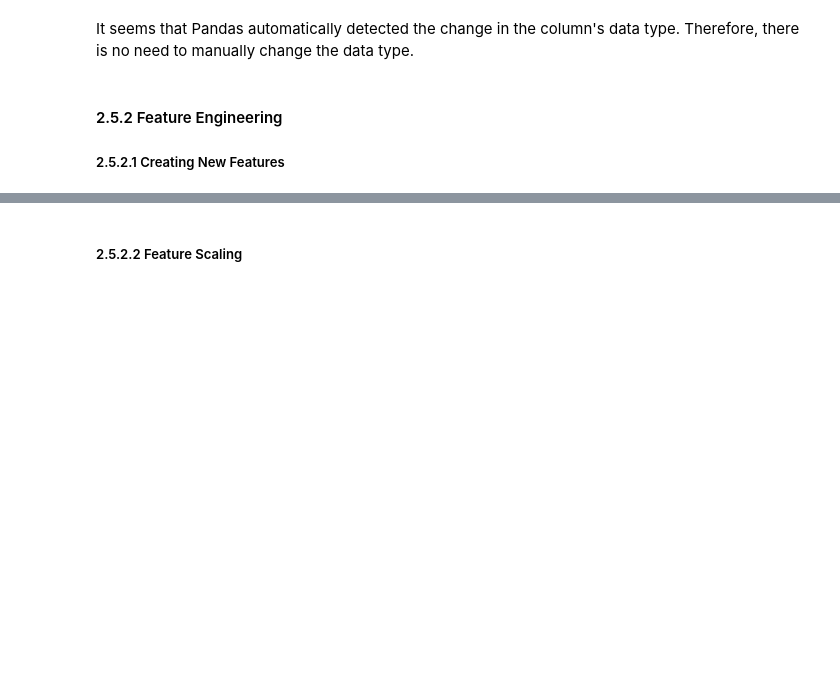
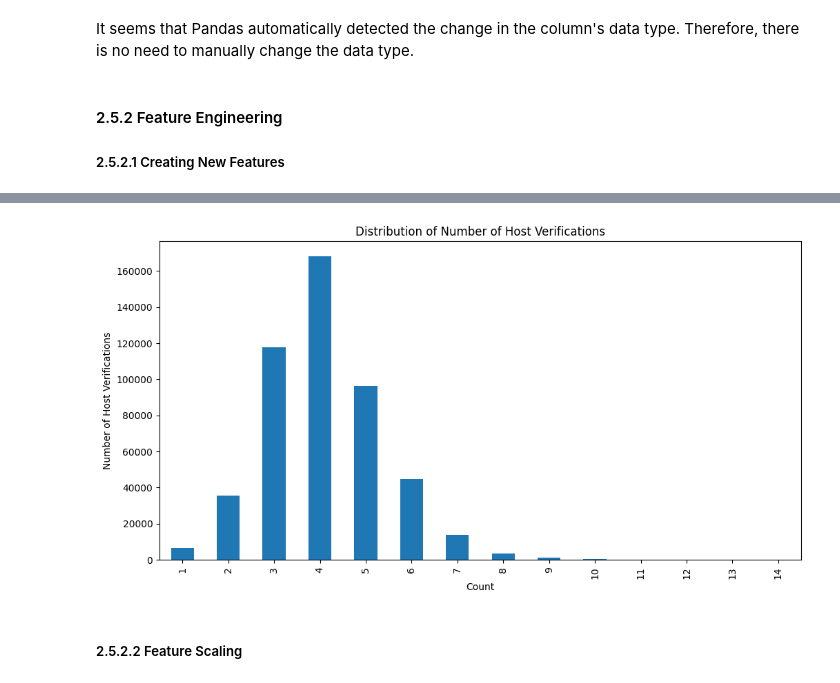
Before and after one commit to Antoine-ValentinCharpentier/AirbnbPricePrediction2, a Jupyter notebook: notebook.ipynb, the cells around one changed output, grey strips where cells are left out. Cells and saved outputs as stored; diff of their text form; code cells hidden in the pictures; blank space fills up the shorter version.

```diff
--- a/notebook.ipynb
+++ b/notebook.ipynb
@@ -950,3 +1030,13 @@ It seems that Pandas automatically detected the change in the column's data type
+# %%
+column = "Number of Host Verifications"
+plt.figure(figsize=(12, 6))
+dataset[column].value_counts(dropna=False).sort_index().plot(kind='bar')
+plt.title(f'Distribution of {column}')
+plt.xlabel('Count')
+plt.ylabel(column)
+plt.show()
+# %% [output]
+[figure, added]
 # %% [markdown]
 ##### 2.5.2.2 Feature Scaling
 # %% [markdown]
```
Also changed, not shown: parts of 9 cells of this notebook.
